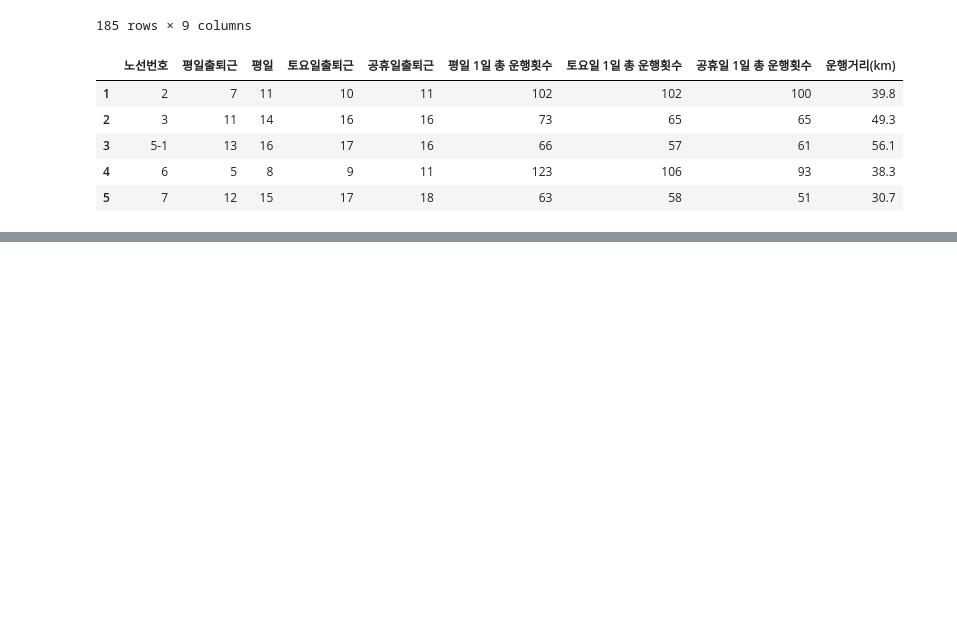
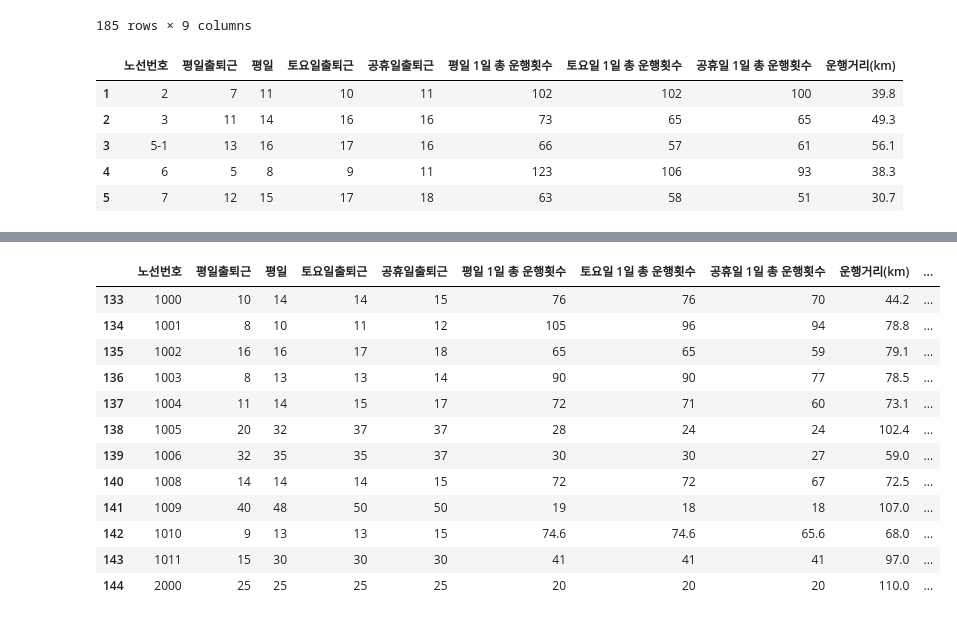
Before and after one commit to WithU-Bus/WithU-Bus, a Jupyter notebook: Bus_route/배차간격.ipynb, the cells around one changed output, grey strips where cells are left out. Drawn from its saved outputs; the diff is of its cells as text; code cells hidden in the pictures; blank space fills up the shorter version.

```diff
--- a/Bus_route/배차간격.ipynb
+++ b/Bus_route/배차간격.ipynb
@@ -125,3 +125,20 @@ See the caveats in the documentation: https://pandas.pydata.org/pandas-docs/stab
+# %%
+bustime_ep = bustime[(bustime['노선번호'] == '1000') | (bustime['노선번호'] == 1001) | (bustime['노선번호'] == '1002') | (bustime['노선번호'] == '1003') | (bustime['노선번호'] == 1004) | (bustime['노선번호'] == 1005) | (bustime['노선번호'] == 1006) | (bustime['노선번호'] == 1008) | (bustime['노선번호'] == 1009) | (bustime['노선번호'] == 1010) | (bustime['노선번호'] == 1011) | (bustime['노선번호'] == 2000)]
+bustime_ep
+# %% [output]
+|  | 노선번호 | 평일출퇴근 | 평일 | 토요일출퇴근 | 공휴일출퇴근 | 평일 1일 총 운행횟수 | 토요일 1일 총 운행횟수 | 공휴일 1일 총 운행횟수 | 운행거리(km) | ... |
+| 133 | 1000 | 10 | 14 | 14 | 15 | 76 | 76 | 70 | 44.2 | ... |
+| 134 | 1001 | 8 | 10 | 11 | 12 | 105 | 96 | 94 | 78.8 | ... |
+| 135 | 1002 | 16 | 16 | 17 | 18 | 65 | 65 | 59 | 79.1 | ... |
+| 136 | 1003 | 8 | 13 | 13 | 14 | 90 | 90 | 77 | 78.5 | ... |
+| 137 | 1004 | 11 | 14 | 15 | 17 | 72 | 71 | 60 | 73.1 | ... |
+| 138 | 1005 | 20 | 32 | 37 | 37 | 28 | 24 | 24 | 102.4 | ... |
+| 139 | 1006 | 32 | 35 | 35 | 37 | 30 | 30 | 27 | 59.0 | ... |
+| 140 | 1008 | 14 | 14 | 14 | 15 | 72 | 72 | 67 | 72.5 | ... |
+| 141 | 1009 | 40 | 48 | 50 | 50 | 19 | 18 | 18 | 107.0 | ... |
+| 142 | 1010 | 9 | 13 | 13 | 15 | 74.6 | 74.6 | 65.6 | 68.0 | ... |
+| 143 | 1011 | 15 | 30 | 30 | 30 | 41 | 41 | 41 | 97.0 | ... |
+| 144 | 2000 | 25 | 25 | 25 | 25 | 20 | 20 | 20 | 110.0 | ... |
 # %%
 bustime = bustime.set_index('노선번호')
 bustime
```
Also changed, not shown: parts of 19 cells of this notebook, 9 other files.
